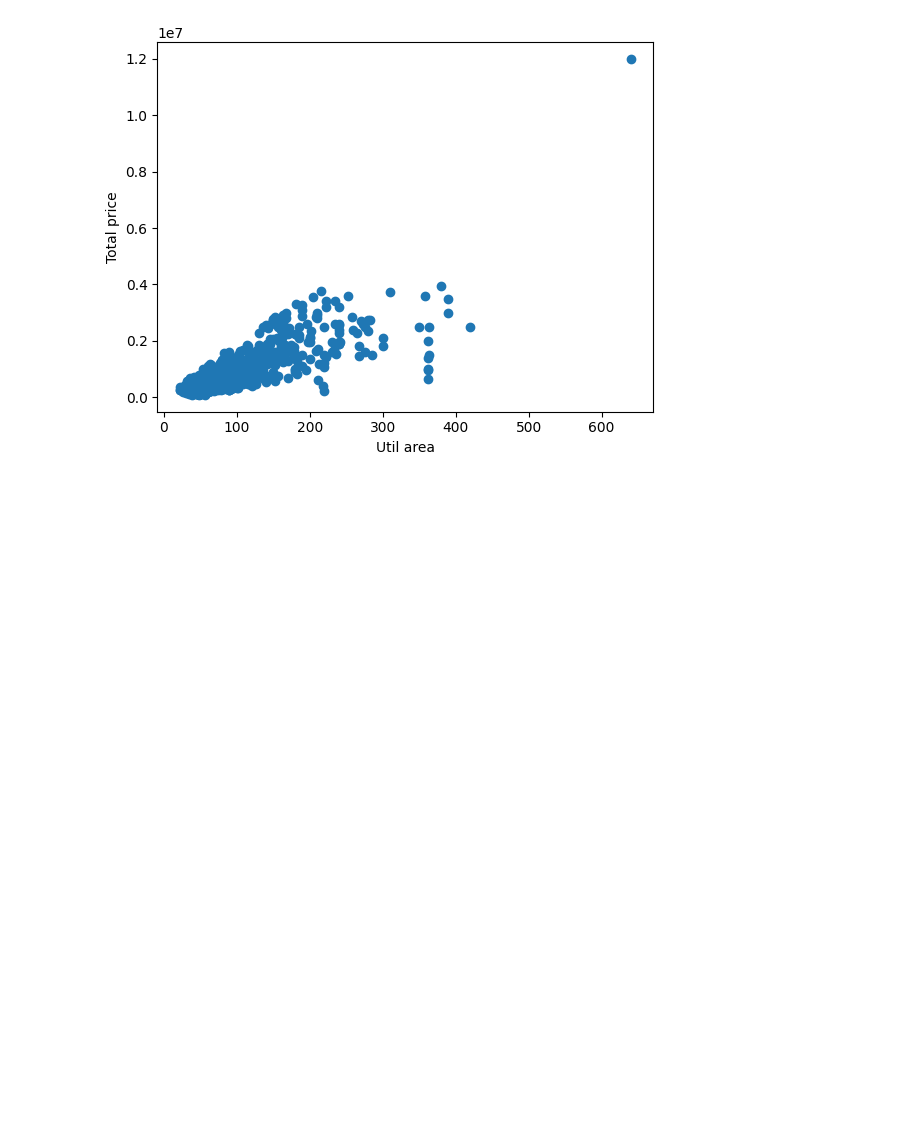
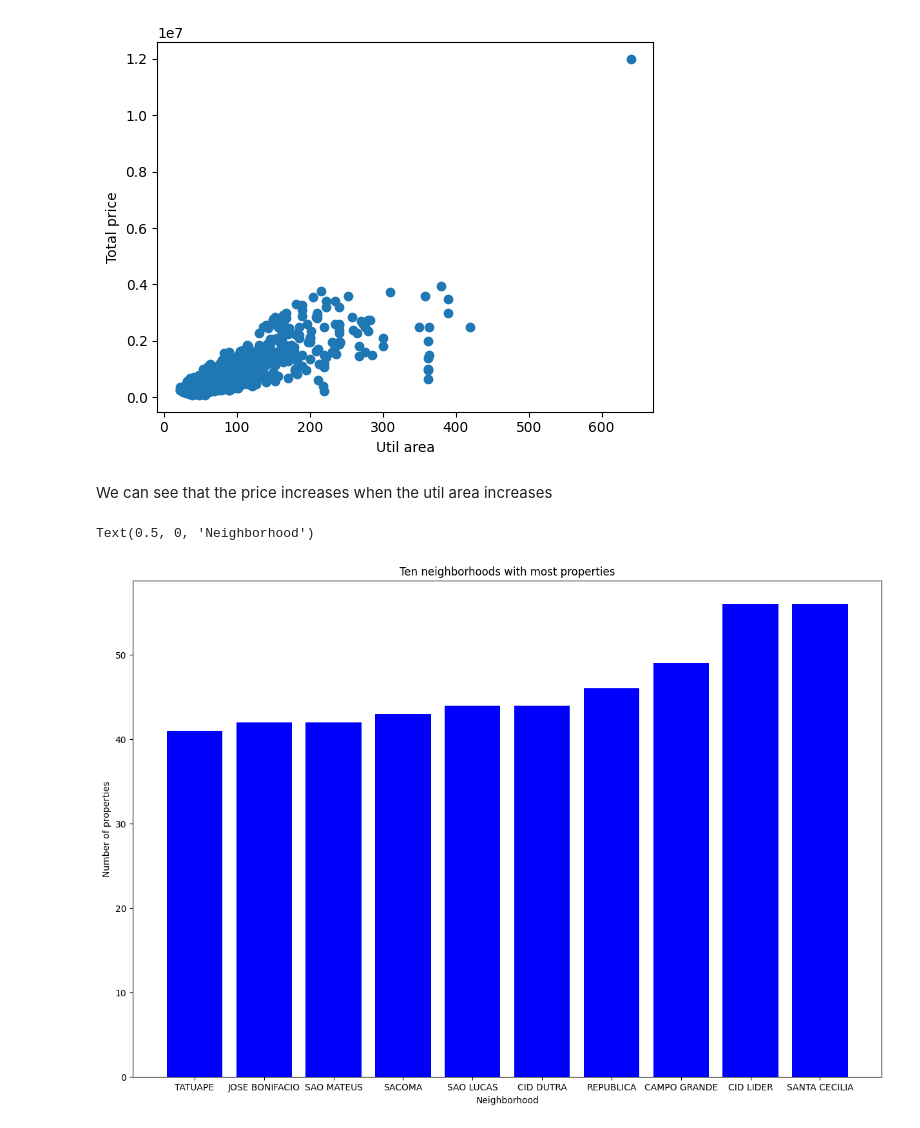
Before and after one commit to AlmirNeeto99/data-science-and-machine-learning, a Jupyter notebook: exercise-2/main.ipynb, the cells around one changed output. Cells and saved outputs as stored; diff of their text form; code cells hidden in the pictures; blank space fills up the shorter version.

Commit message:
feat: adding some charts

```diff
--- a/exercise-2/main.ipynb
+++ b/exercise-2/main.ipynb
@@ -48,3 +51,10 @@ dist                  0
 lat                   0
 lon                   0
 dtype: int64
+# %%
+# since "qtd_dados_bairro" is the amount of propertis by neighborhood
+# we can calculate it from the data, so we can drop it
+data.drop('qtd_dados_bairro', inplace=True, axis=1)
+# %%
+# Maybe valor_condominio is unavailable because properties are houses and we can make it 0
+data.loc[data['valor_condominio'].isna(), ['valor_condominio']] = 0
@@ -84,3 +115,19 @@ plt.ylabel("Total price")
 # %% [output]
 Text(0, 0.5, 'Total price')
 [figure]
+# %% [markdown]
+We can see that the price increases when the util area increases
+# %%
+grouped_by_neighborhood = data.groupby(['bairro'])
+# %%
+# Here, i'm getting the number of properties by neighborhood
+properties_by_neighborhood = grouped_by_neighborhood.valor_total.count().sort_values()[-10:]
+# %%
+plt.figure(figsize=(15,10))
+plt.bar(properties_by_neighborhood.index, properties_by_neighborhood, color='blue')
+plt.title('Ten neighborhoods with most properties')
+plt.ylabel('Number of properties')
+plt.xlabel('Neighborhood')
+# %% [output]
+Text(0.5, 0, 'Neighborhood')
+[figure, added]
```
Also changed, not shown: parts of 16 cells of this notebook.
